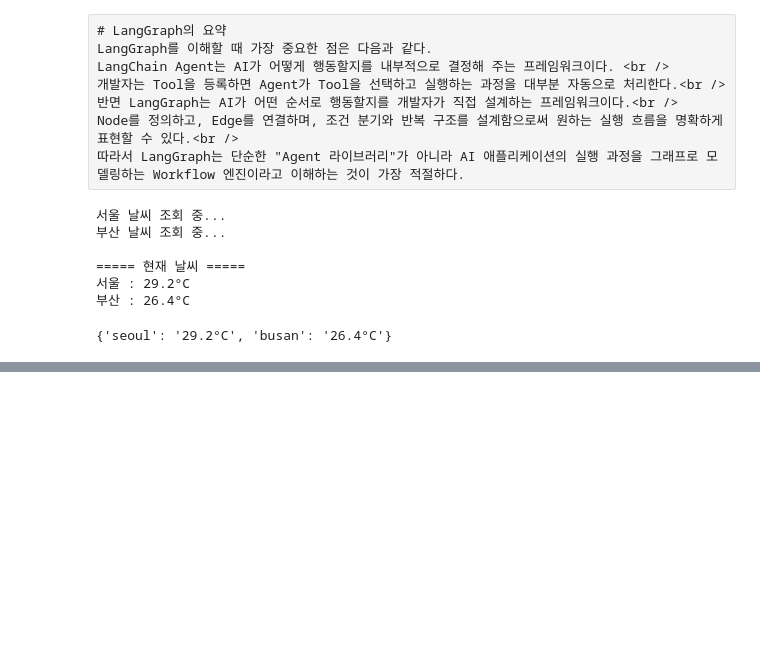
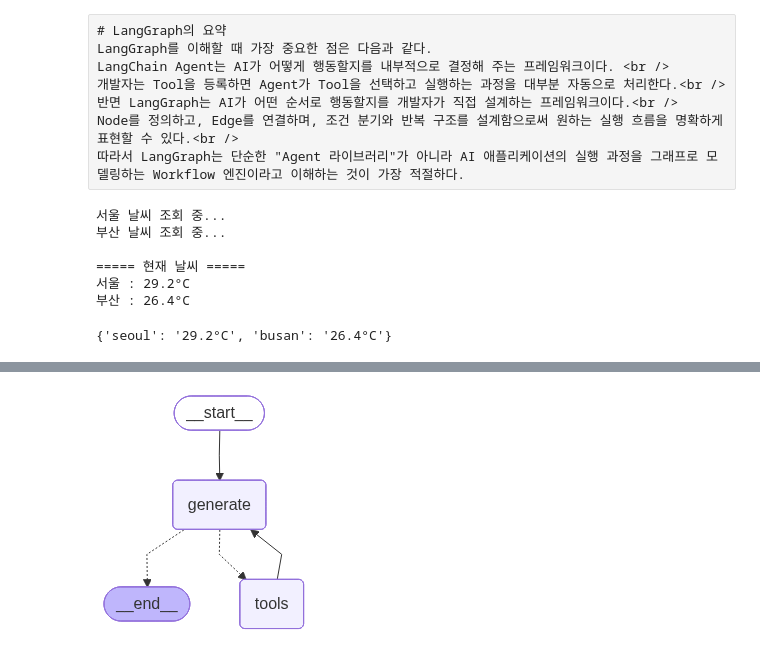
Before and after one commit to SoongMoo/AI_service_-, a Jupyter notebook: 6_Agents.ipynb, the cells around one changed output, grey strips where cells are left out. Saved outputs shown, nothing was run; the diff lists cells and outputs as text; code cells hidden in the pictures; blank space fills up the shorter version.

```diff
--- a/6_Agents.ipynb
+++ b/6_Agents.ipynb
@@ -496,0 +1178,5 @@ memo.txt 파일을 삭제해줘.
+# %%
+# tool 등록
+tool = types.Tool(
+    function_declarations=[stock_tool]
+)
@@ -675,0 +1747,4 @@ State는 그래프를 따라 이동하면서 계속 업데이트되는 하나의
+# %%
+inputs = {"messages": [("human", "한국과 일본의 관계에 대해 자세히 알려줘")]}
+for chunk, _ in graph.stream(inputs, stream_mode="messages"):
+    print(chunk.content, end="")
@@ -1203,0 +2204,3 @@ if prompt := st.chat_input():
+# %%
+for tool in tools:
+    print(tool.name, tool)
@@ -1203,0 +2283,26 @@ if prompt := st.chat_input():
+# %%
+def route_tools(state: State):
+    """
+    마지막 메시지에 도구 호출이 있는 경우 ToolNode로 라우팅하고,
+    그렇지 않은 경우 끝으로 라우팅하기 위해 conditional_edge에서 사용합니다.
+    """
+    if isinstance(state, list):
+        ai_message = state[-1]
+    elif messages := state.get("messages", []):
+        ai_message = messages[-1]
+    else:
+        raise ValueError(f"tool_edge 입력 상태에서 메시지를 찾을 수 없습니다: {state}")
+    if hasattr(ai_message, "tool_calls") and len(ai_message.tool_calls) > 0:
+        return "tools"
+    return END
+
+graph_builder.add_edge(START, "generate")
+
+graph_builder.add_conditional_edges(
+    "generate",
+    route_tools,
+    {"tools": "tools", END: END},
+)
+# 도구가 호출될 때마다 다음 단계를 결정하기 위해 챗봇으로 돌아갑니다.
+graph_builder.add_edge("tools", "generate")
+graph = graph_builder.compile()
@@ -1203,0 +2311,9 @@ if prompt := st.chat_input():
+# %%
+from IPython.display import Image, display
+
+try:
+    display(Image(graph.get_graph().draw_mermaid_png()))
+except Exception:
+    pass
+# %% [output]
+[figure, added]
```
Also changed, not shown: parts of 166 cells of this notebook.
